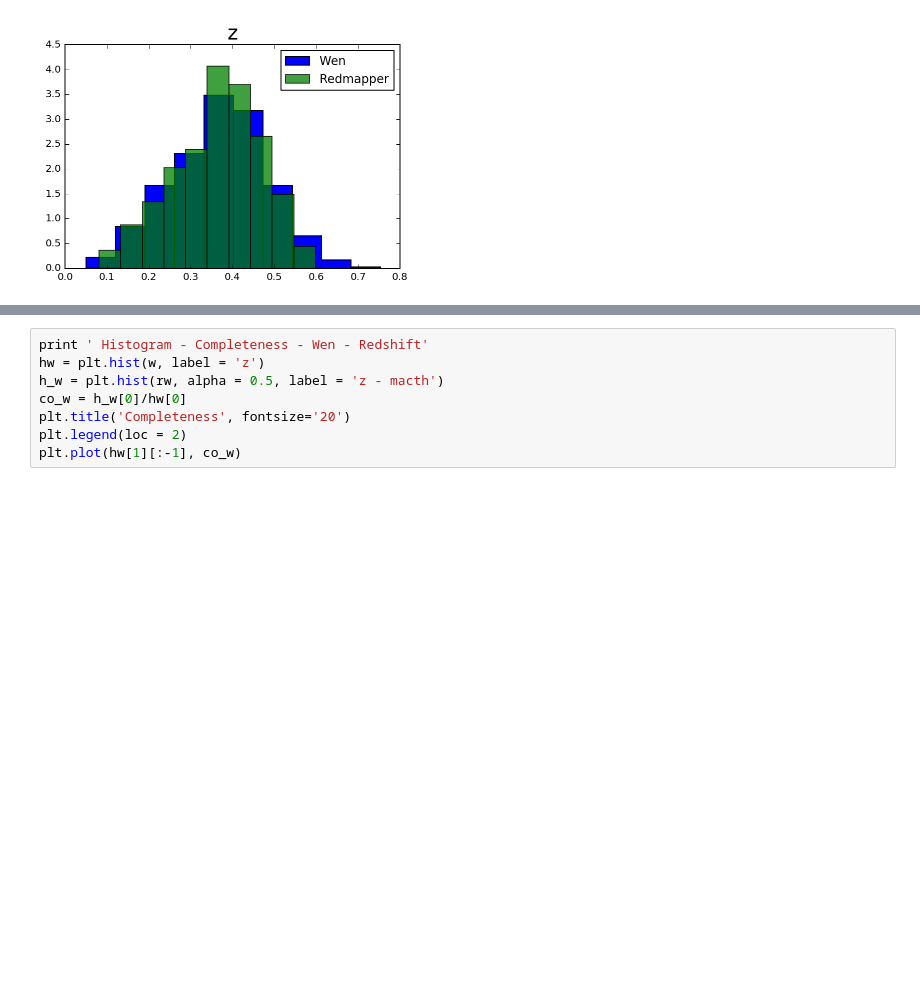
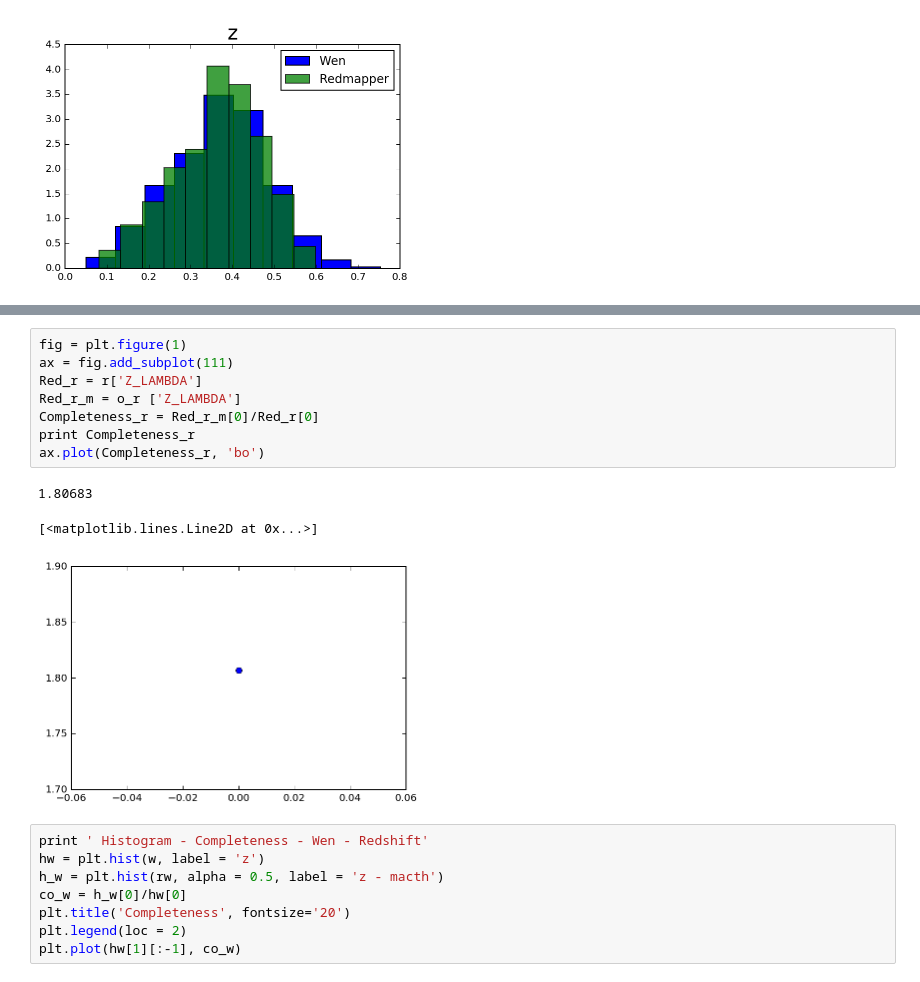
Before and after one commit to clusteron/comparison, a Jupyter notebook: table.ipynb, the cells around one changed output, grey strips where cells are left out. Saved outputs shown, nothing was run; the diff lists cells and outputs as text; blank space fills up the shorter version.

```diff
--- a/table.ipynb
+++ b/table.ipynb
@@ -162,3 +208,15 @@ IndexError: only integers, slices (`:`), ellipsis (`...`), numpy.newaxis (`None`
+# %%
+fig = plt.figure(1)
+ax = fig.add_subplot(111)
+Red_r = r['Z_LAMBDA']
+Red_r_m = o_r ['Z_LAMBDA']
+Completeness_r = Red_r_m[0]/Red_r[0]
+print Completeness_r
+ax.plot(Completeness_r, 'bo')
+# %% [output]
+1.80683
+[<matplotlib.lines.Line2D at 0x...>]
+[figure, added]
 # %%
 print ' Histogram - Completeness - Wen - Redshift'
 hw = plt.hist(w, label = 'z')
```
Also changed, not shown: parts of 6 cells of this notebook.
